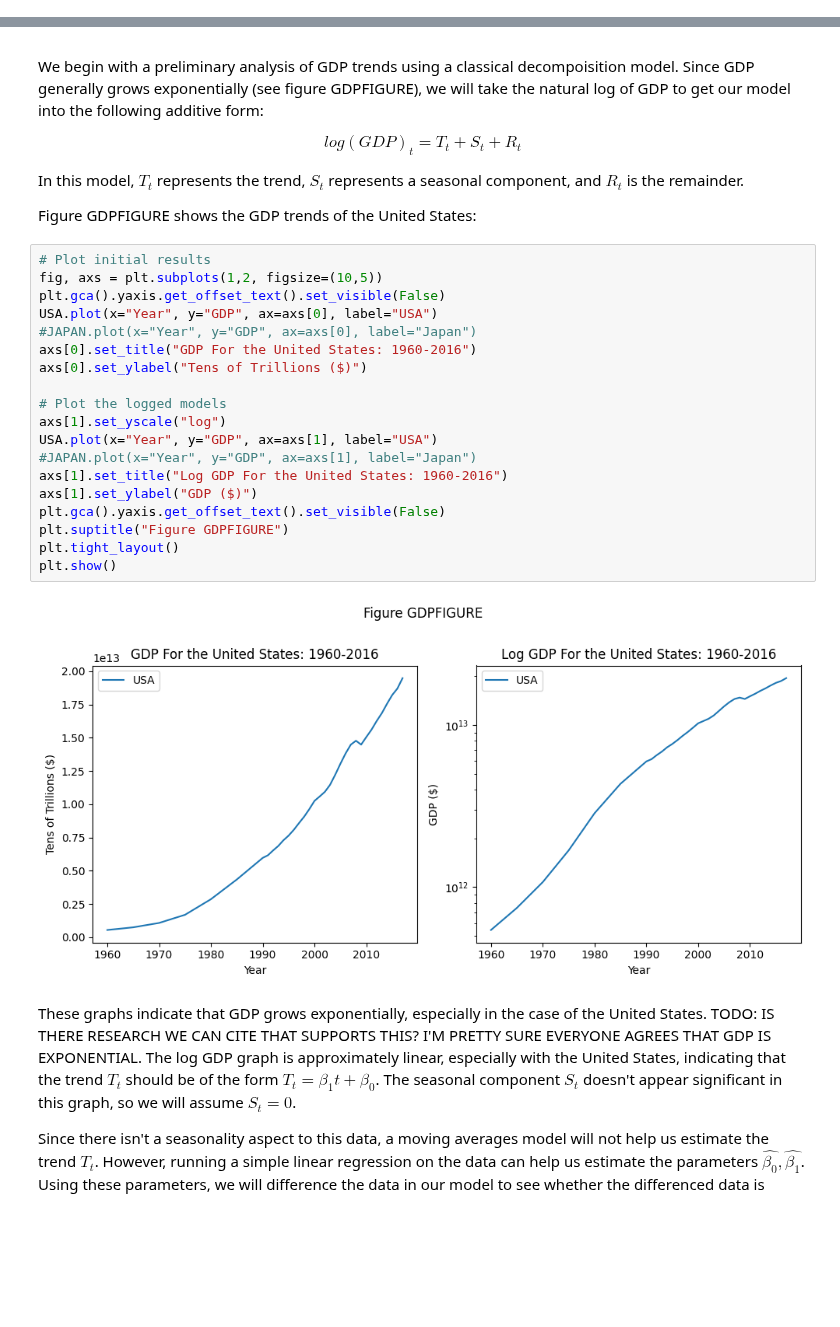
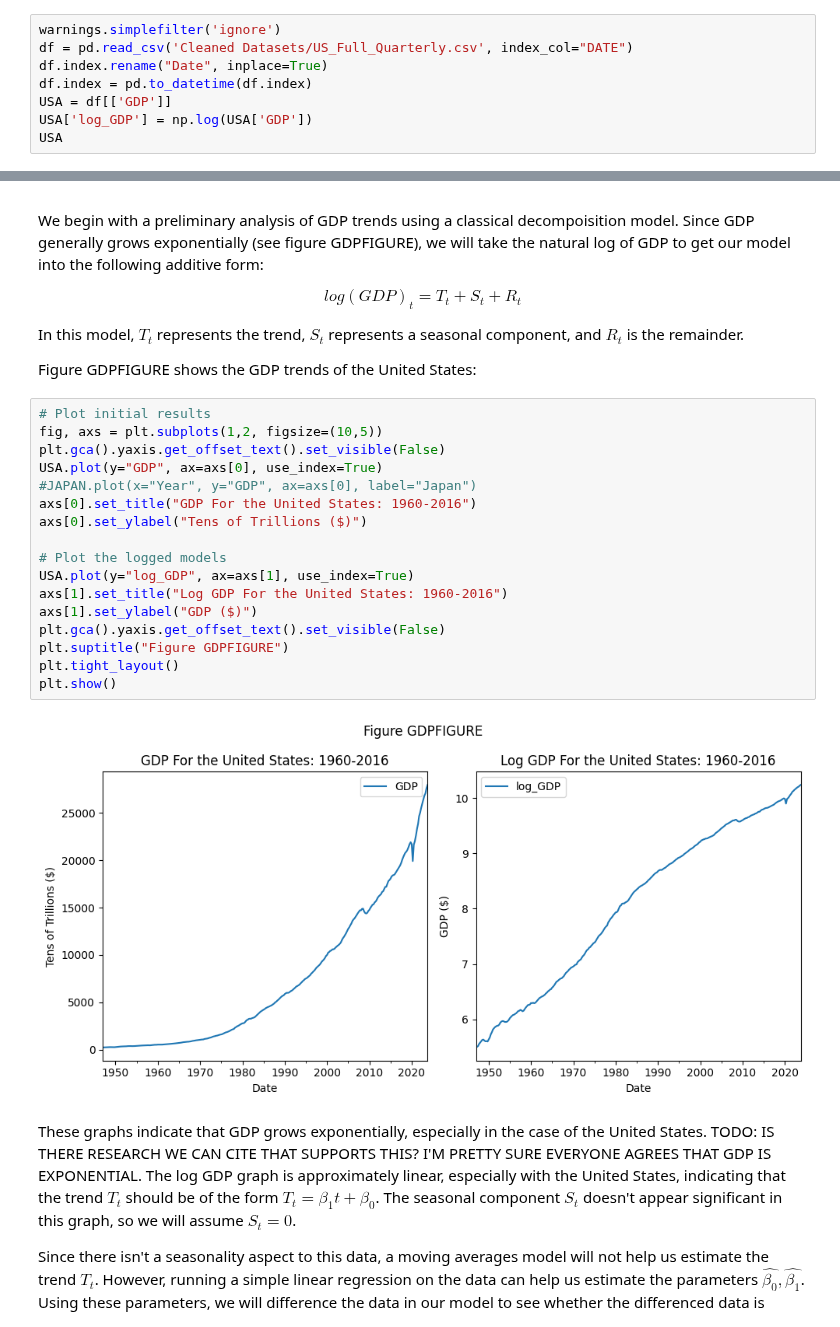
Before and after one commit to addmelo/ACME, a Jupyter notebook: InitialGDPModel.ipynb, the cells around one changed output, grey strips where cells are left out. Cells and saved outputs as stored; diff of their text form; blank space fills up the shorter version.

Commit message:
Changed the dataset for initialGDPModel

```diff
--- a/InitialGDPModel.ipynb
+++ b/InitialGDPModel.ipynb
@@ -15,0 +7,8 @@ FileNotFoundError: [Errno 2] No such file or directory: 'Cleaned Datasets/US_Ful
+# %%
+warnings.simplefilter('ignore')
+df = pd.read_csv('Cleaned Datasets/US_Full_Quarterly.csv', index_col="DATE")
+df.index.rename("Date", inplace=True)
+df.index = pd.to_datetime(df.index)
+USA = df[['GDP']]
+USA['log_GDP'] = np.log(USA['GDP'])
+USA
@@ -26,24 +40,22 @@ Figure GDPFIGURE shows the GDP trends of the United States:
 # %%
 # Plot initial results
 fig, axs = plt.subplots(1,2, figsize=(10,5))
 plt.gca().yaxis.get_offset_text().set_visible(False)
-USA.plot(x="Year", y="GDP", ax=axs[0], label="USA")
+USA.plot(y="GDP", ax=axs[0], use_index=True)
 #JAPAN.plot(x="Year", y="GDP", ax=axs[0], label="Japan")
 axs[0].set_title("GDP For the United States: 1960-2016")
 axs[0].set_ylabel("Tens of Trillions ($)")
 
 # Plot the logged models
-axs[1].set_yscale("log")
-USA.plot(x="Year", y="GDP", ax=axs[1], label="USA")
-#JAPAN.plot(x="Year", y="GDP", ax=axs[1], label="Japan")
+USA.plot(y="log_GDP", ax=axs[1], use_index=True)
 axs[1].set_title("Log GDP For the United States: 1960-2016")
 axs[1].set_ylabel("GDP ($)")
 plt.gca().yaxis.get_offset_text().set_visible(False)
 plt.suptitle("Figure GDPFIGURE")
 plt.tight_layout()
 plt.show()
 # %% [output]
-[figure, old version]
+[figure, new version]
 # %% [markdown]
 These graphs indicate that GDP grows exponentially, especially in the case of the United States. TODO: IS THERE RESEARCH WE CAN CITE THAT SUPPORTS THIS? I'M PRETTY SURE EVERYONE AGREES THAT GDP IS EXPONENTIAL. The log GDP graph is approximately linear, especially with the United States, indicating that the trend $T_t$ should be of the form $T_t = \beta_1 t + \beta_0 $. The seasonal component $S_t$ doesn't appear significant in this graph, so we will assume $ S_t = 0 $.
 
```
Also changed, not shown: parts of 6 cells of this notebook, 1 other file.
